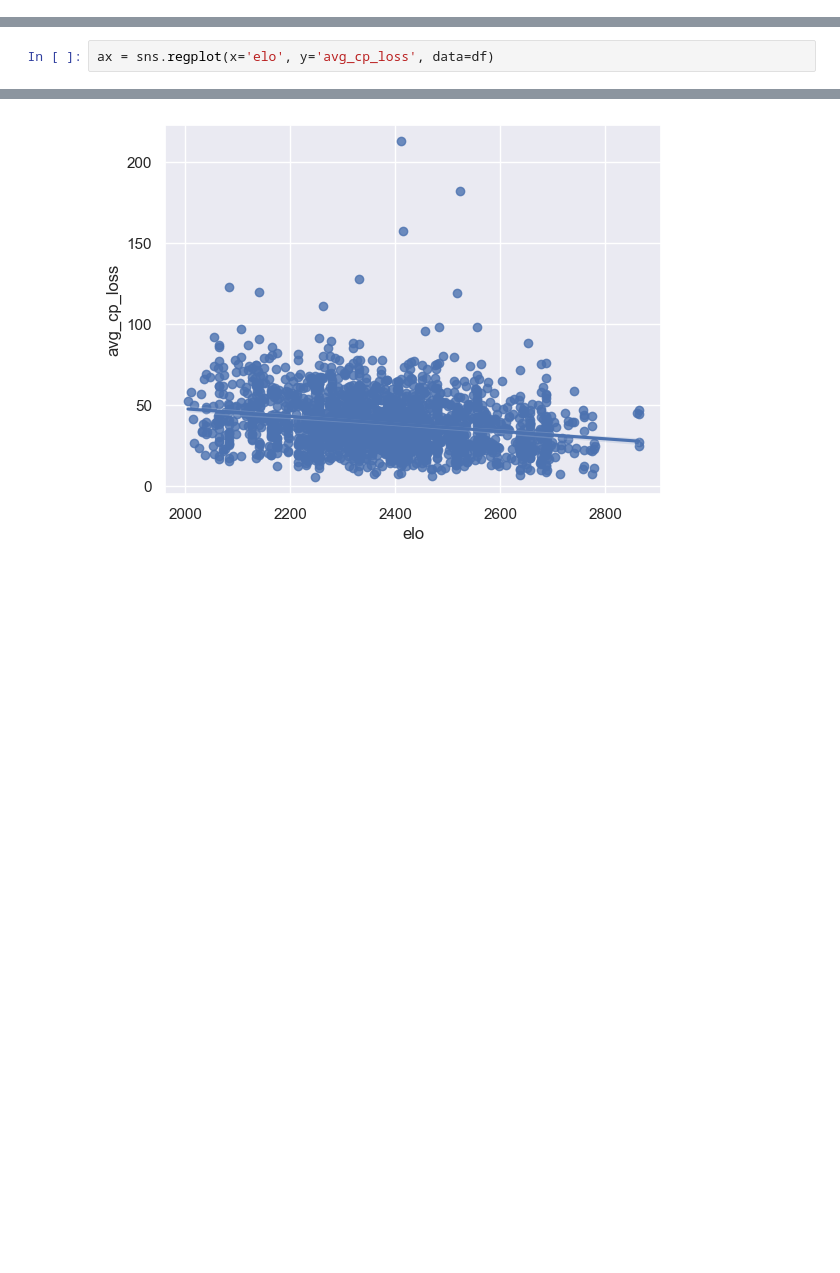
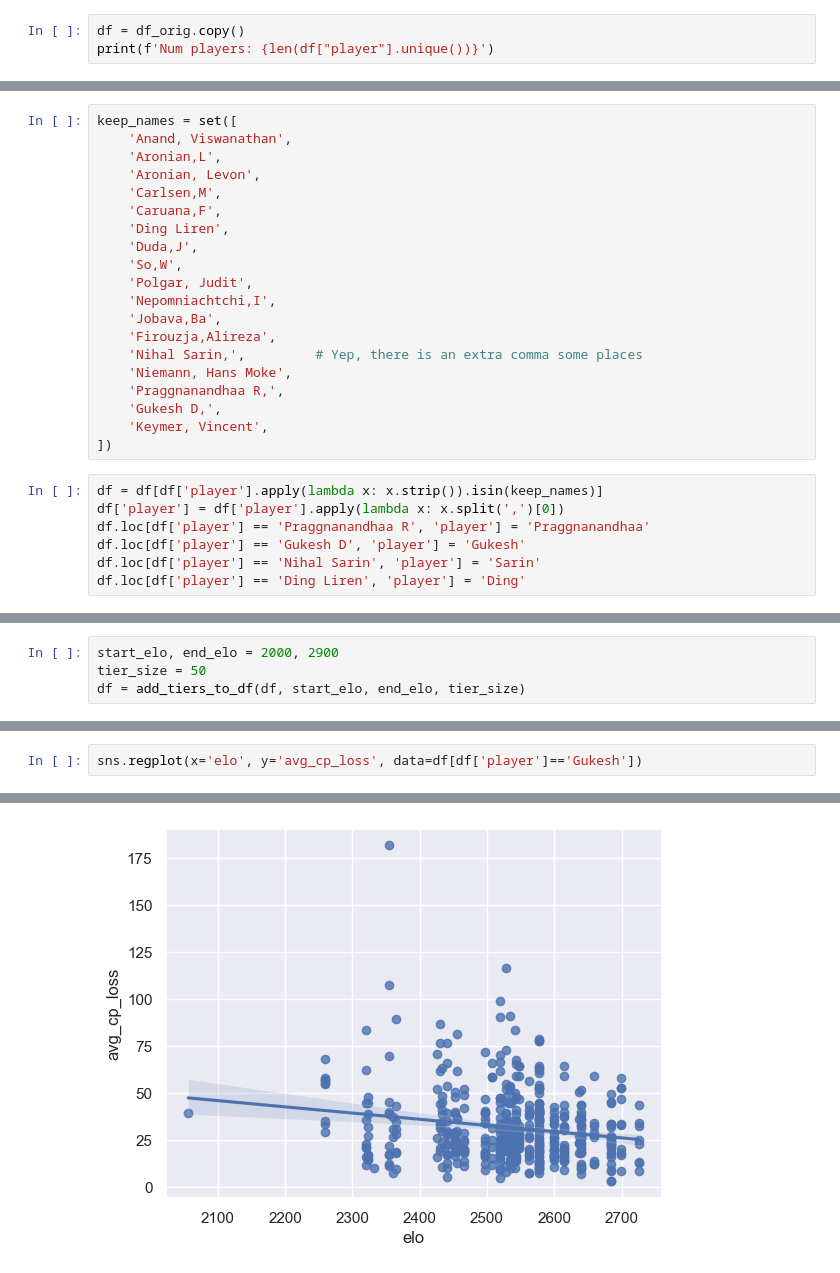
Before and after one commit to axeloh/centipawn_loss_analyzer, a Jupyter notebook: analyze.ipynb, the cells around one changed output, grey strips where cells are left out. Drawn from its saved outputs; the diff is of its cells as text; blank space fills up the shorter version.

```diff
--- a/analyze.ipynb
+++ b/analyze.ipynb
@@ -19,0 +89,3 @@ df.head()
+# %%
+df = df_orig.copy()
+print(f'Num players: {len(df["player"].unique())}')
@@ -19,0 +124,27 @@ df.head()
+# %%
+keep_names = set([
+    'Anand, Viswanathan',
+    'Aronian,L',
+    'Aronian, Levon',
+    'Carlsen,M',
+    'Caruana,F',
+    'Ding Liren',
+    'Duda,J',
+    'So,W',
+    'Polgar, Judit',
+    'Nepomniachtchi,I',
+    'Jobava,Ba',
+    'Firouzja,Alireza',
+    'Nihal Sarin,',         # Yep, there is an extra comma some places
+    'Niemann, Hans Moke',
+    'Praggnanandhaa R,',
+    'Gukesh D,',
+    'Keymer, Vincent',
+])
+# %%
+df = df[df['player'].apply(lambda x: x.strip()).isin(keep_names)]
+df['player'] = df['player'].apply(lambda x: x.split(',')[0])
+df.loc[df['player'] == 'Praggnanandhaa R', 'player'] = 'Praggnanandhaa'
+df.loc[df['player'] == 'Gukesh D', 'player'] = 'Gukesh'
+df.loc[df['player'] == 'Nihal Sarin', 'player'] = 'Sarin'
+df.loc[df['player'] == 'Ding Liren', 'player'] = 'Ding'
@@ -19,0 +171,4 @@ df.head()
+# %%
+start_elo, end_elo = 2000, 2900
+tier_size = 50
+df = add_tiers_to_df(df, start_elo, end_elo, tier_size)
@@ -20,3 +265,3 @@ df.head()
 # %%
-ax = sns.regplot(x='elo', y='avg_cp_loss', data=df)
+sns.regplot(x='elo', y='avg_cp_loss', data=df[df['player']=='Gukesh'])
 # %% [output]
@@ -23 +269 @@ ax = sns.regplot(x='elo', y='avg_cp_loss', data=df)
-[figure, old version]
+[figure, new version]
```
Also changed, not shown: parts of 26 cells of this notebook, 5 other files.
